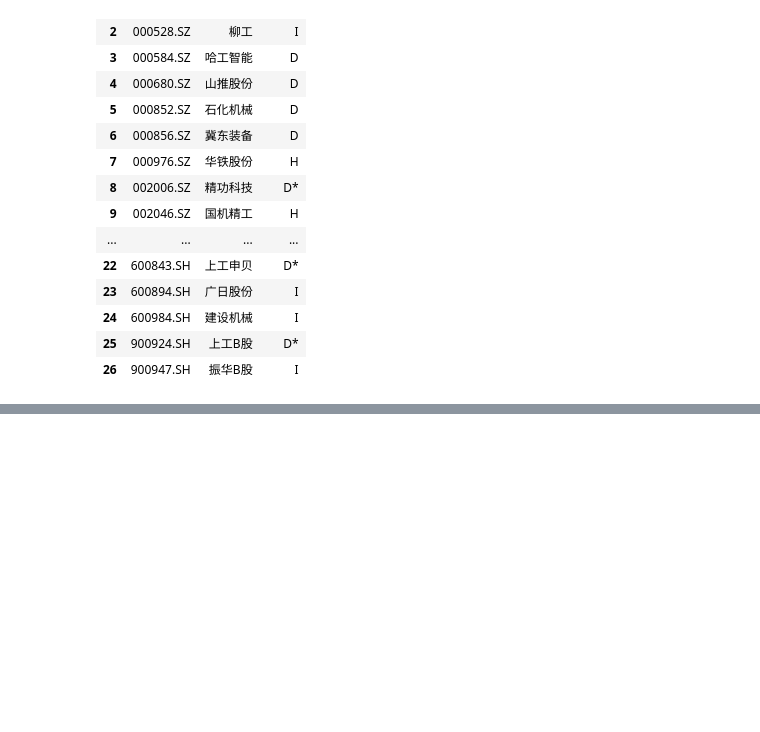
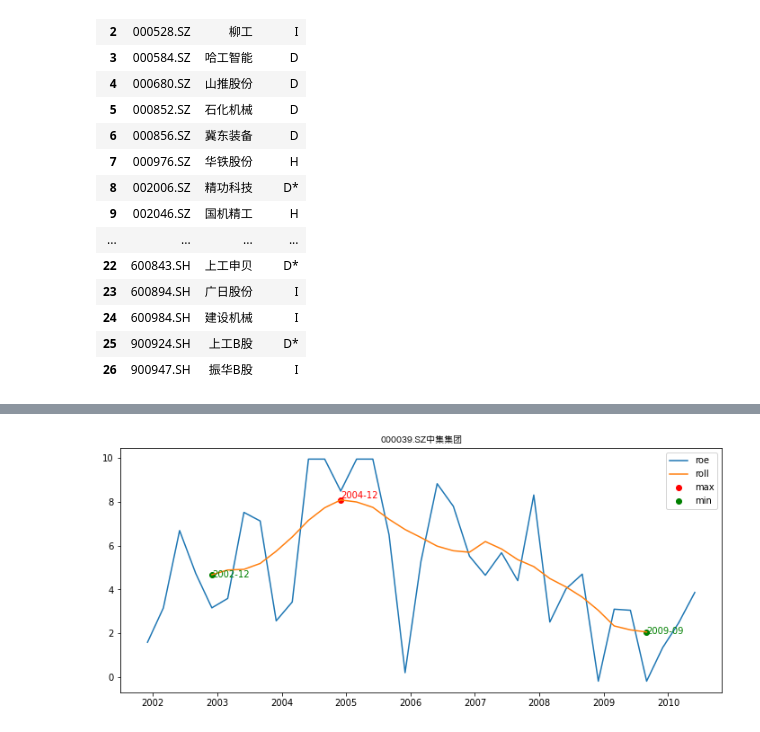
Before and after one commit to zch0423/ZSIntern, a Jupyter notebook: Jan20/行业roe.ipynb, the cells around one changed output, grey strips where cells are left out. Cells and saved outputs as stored; diff of their text form; code cells hidden in the pictures; blank space fills up the shorter version.

```diff
--- a/Jan20/行业roe.ipynb
+++ b/Jan20/行业roe.ipynb
@@ -101,0 +88,7 @@ testCodes = ["000039.SZ", "000157.SZ", "000528.SZ", "000680.SZ", "600031.SH"]
+# %%
+machRoe = pd.read_excel(dirPath+"machSelected.xlsx")
+# %%
+# decision Tree？
+temp = machRoe.copy()
+# %%
+temp = temp[temp["code"].apply(lambda x: x in testCodes)].reset_index(drop=True)
@@ -101,0 +124,7 @@ testCodes = ["000039.SZ", "000157.SZ", "000528.SZ", "000680.SZ", "600031.SH"]
+# %%
+# 中集集团 200412-200909下降
+tt = temp.loc[[0],:"2010-06"]
+tempCol = tt.loc[[0],"2004-12":"2010-06"].columns[1:]
+showOne("0", tt)  # 全貌
+# %% [output]
+[figure, added]
```
Also changed, not shown: parts of 12 cells of this notebook, 8 other files.
